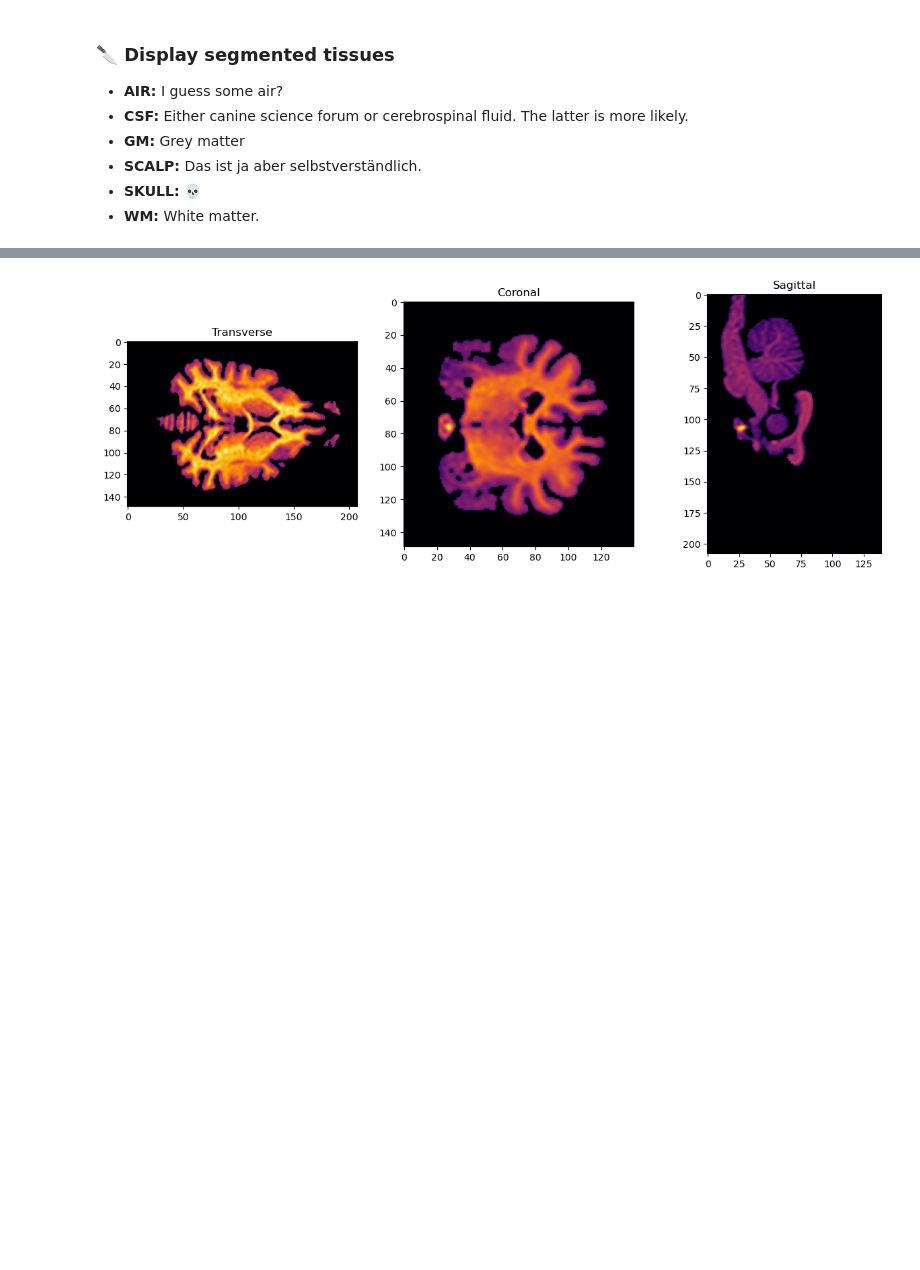
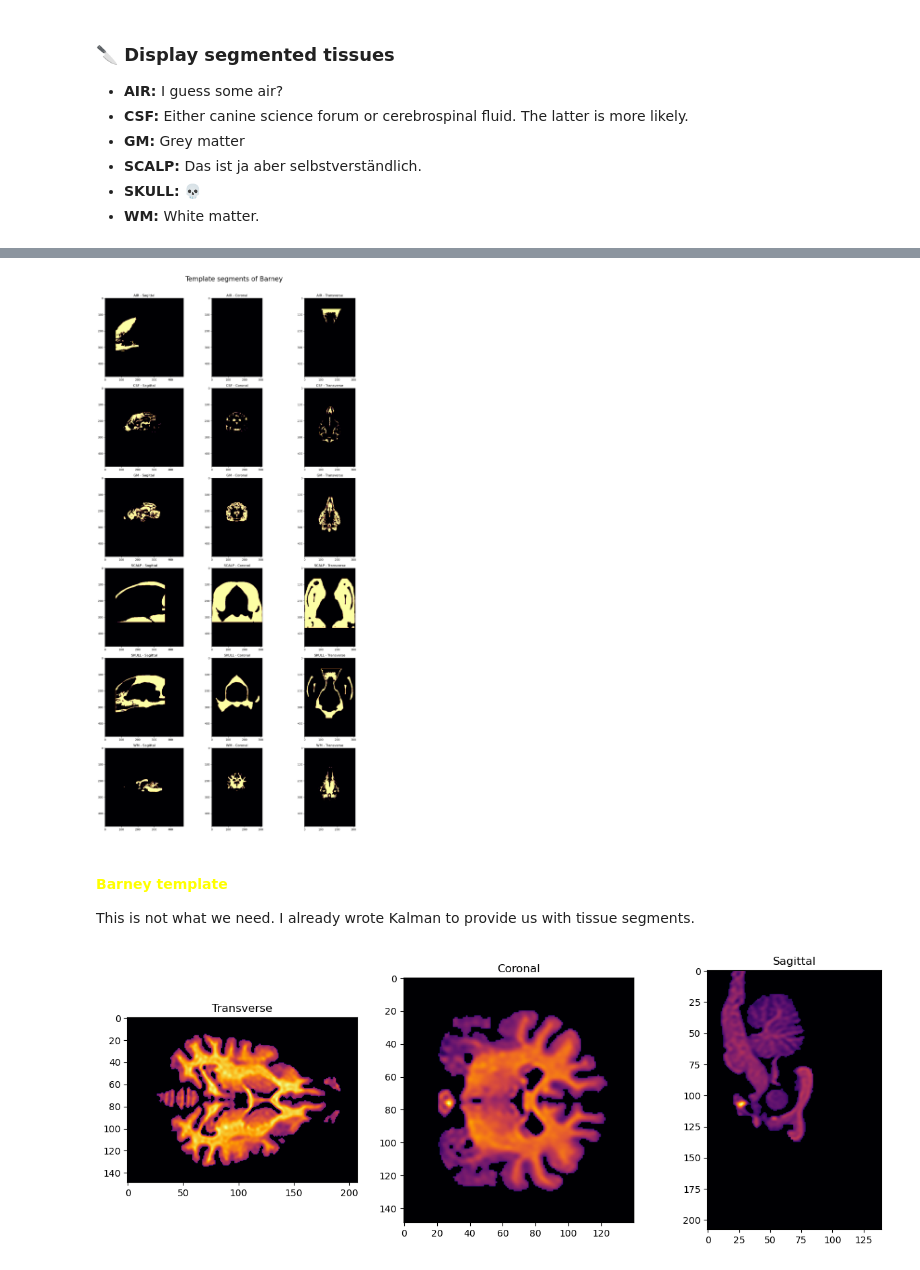
Before and after one commit to iamrblc/hddotter, a Jupyter notebook: scripts/hddotter.ipynb, the cells around one changed output, grey strips where cells are left out. Drawn from its saved outputs; the diff is of its cells as text; code cells hidden in the pictures; blank space fills up the shorter version.

```diff
--- a/scripts/hddotter.ipynb
+++ b/scripts/hddotter.ipynb
@@ -40,3 +43,10 @@ raw = mne.io.read_raw_snirf(fname, preload=True)'''
+# %%
+# Who participated in the experiment? (Works for both species.)
+subject_name = 'odin'
+
+# Whose template should we use? (odin, barney, kunkun)
+# Works with dogs only. For humans, define template on the go!
+template_name = 'odin'
 # %% [markdown]
 ## ፨ SNIRF data
 <span style="color:orange">Important:</span> Lumo provides data in .lufr format. First you need to convert it to .snirf in Matlab using the lufr_converter.m script.
@@ -191,3 +206,51 @@ plt.show()
+# %%
+# Load segmented nifti files
+nifti_path = '../data/templates/' + template_name + '/'
+air = nib.load(os.path.join(nifti_path, 'air.nii'))
+csf = nib.load(os.path.join(nifti_path, 'csf.nii'))
+gm = nib.load(os.path.join(nifti_path, 'gm.nii'))
+scalp = nib.load(os.path.join(nifti_path, 'scalp.nii'))
+skull = nib.load(os.path.join(nifti_path, 'skull.nii'))
+wm = nib.load(os.path.join(nifti_path, 'wm.nii'))
+# %%
+# Function to get the data and plot the images
+def plot_nifti_data(ax, data, title):
+    ax[0].imshow(data[:, :, data.shape[2] // 2], cmap=cmap)
+    ax[1].imshow(data[:, data.shape[1] // 2, :], cmap=cmap)
+    ax[2].imshow(data[data.shape[0] // 2, :, :], cmap=cmap)
+    ax[0].set_title(f'{title.upper()} - Sagittal')
+    ax[1].set_title(f'{title.upper()} - Coronal')
+    ax[2].set_title(f'{title.upper()} - Transverse')
+
+nifti_files = ['air', 'csf', 'gm', 'scalp', 'skull', 'wm']
+
+# Create a subplot grid
+fig, axes = plt.subplots(len(nifti_files), 3,
+                figsize=(15, 5 * len(nifti_files)))
+
+# Plot each NIFTI file
+for i, file_name in enumerate(nifti_files):
+    # Load the NIFTI file
+    img = nib.load(os.path.join(nifti_path, f'{file_name}.nii'))
+
+    # Get the image data
+    data = img.get_fdata()
+
+    # Plot the data
+    plot_nifti_data(axes[i], data, file_name)
+
+# Add an overall title
+fig.suptitle(f'Template segments of {template_name.capitalize()}',
+                fontsize=24)
+
+# Adjust layout
+plt.tight_layout(rect=[0, 0.03, 1, 0.97])
+plt.show()
+# %% [output]
+[figure, added]
+# %% [markdown]
+#### <span style = "color:yellow">Barney template</span>
+This is not what we need. I already wrote Kalman to provide us with tissue segments.
 # %%
 # Load the Barney template
 barney_file = '../data/templates/barney/barney_extracted.nii'
```
Also changed, not shown: parts of 5 cells of this notebook.
